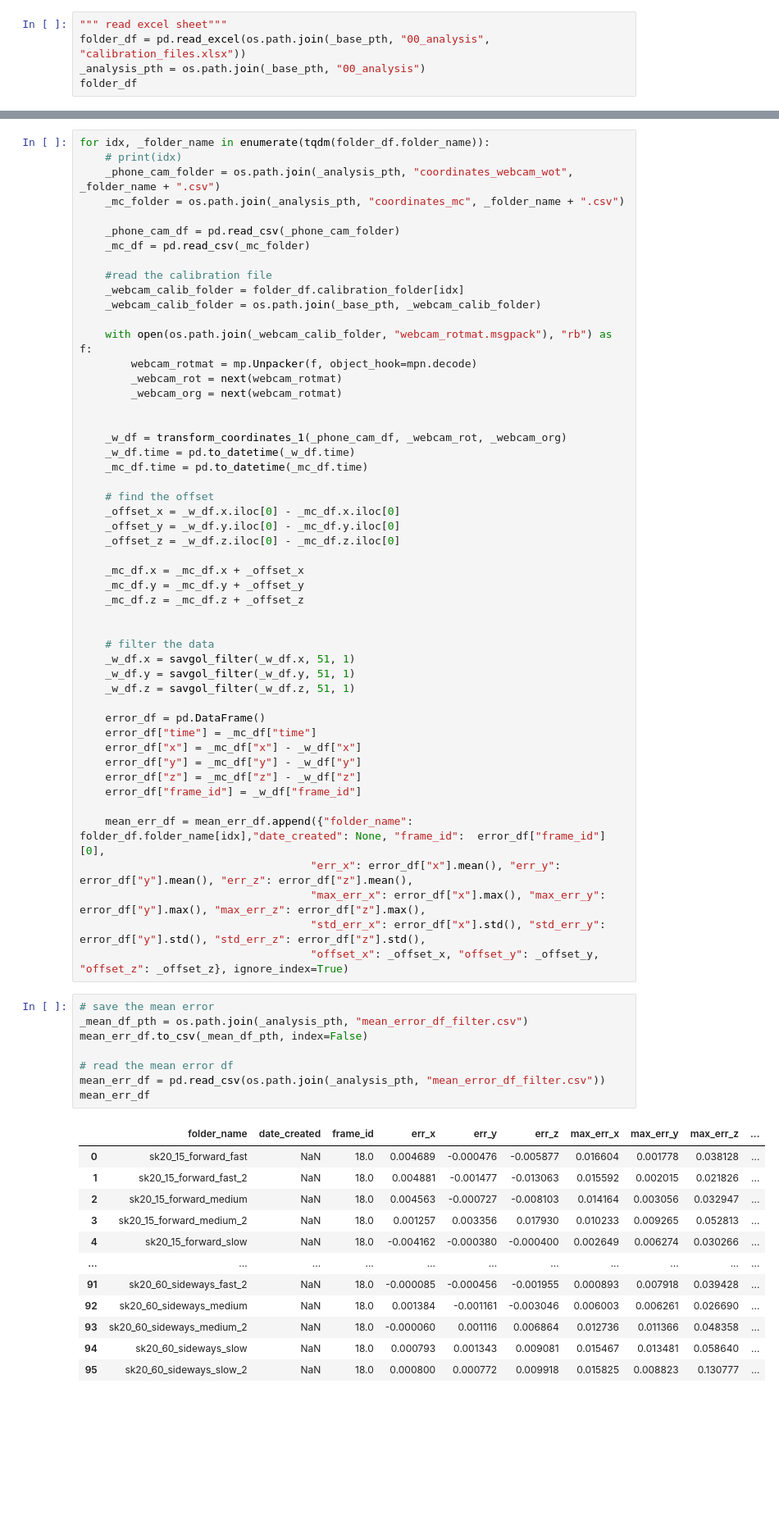
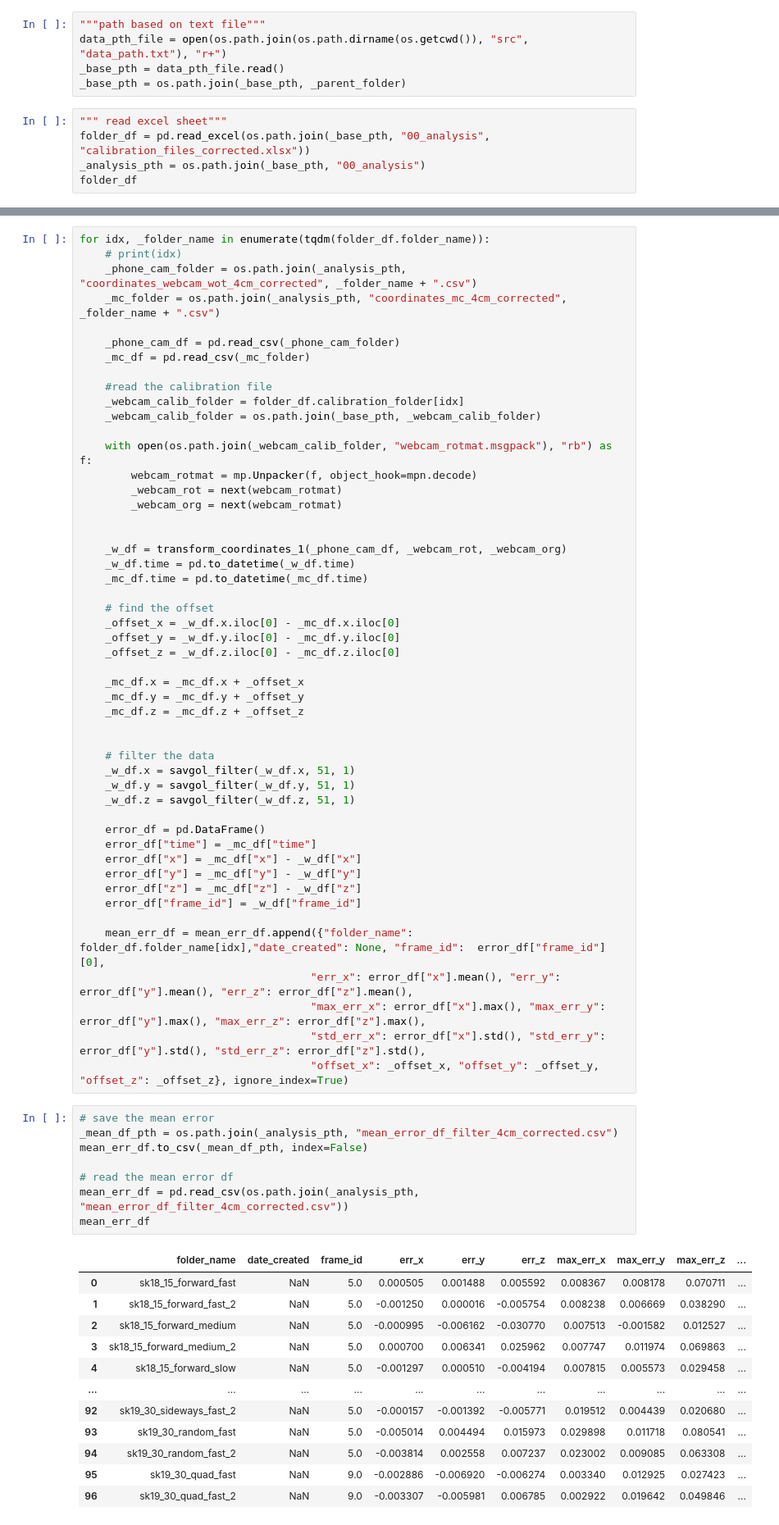
Before and after one commit to SujithChristopher/armbo_preliminary_work, a Jupyter notebook: ipy_notebooks/iter_coordinate_comparision.ipynb, the cells around one changed output, grey strips where cells are left out. Shown at 82% size. Saved outputs shown, nothing was run; the diff lists cells and outputs as text; blank space fills up the shorter version.

```diff
--- a/ipy_notebooks/iter_coordinate_comparision.ipynb
+++ b/ipy_notebooks/iter_coordinate_comparision.ipynb
@@ -30,6 +30,11 @@ _base_pth
+# %%
+"""path based on text file"""
+data_pth_file = open(os.path.join(os.path.dirname(os.getcwd()), "src", "data_path.txt"), "r+")
+_base_pth = data_pth_file.read()
+_base_pth = os.path.join(_base_pth, _parent_folder)
 # %%
 """ read excel sheet"""
-folder_df = pd.read_excel(os.path.join(_base_pth, "00_analysis", "calibration_files.xlsx"))
+folder_df = pd.read_excel(os.path.join(_base_pth, "00_analysis", "calibration_files_corrected.xlsx"))
 _analysis_pth = os.path.join(_base_pth, "00_analysis")
 folder_df
 # %% [output]
@@ -70,8 +75,8 @@ mean_err_df = pd.DataFrame(columns=["folder_name","date_created" ,"frame_id","er
 # %%
 for idx, _folder_name in enumerate(tqdm(folder_df.folder_name)):
     # print(idx)
-    _phone_cam_folder = os.path.join(_analysis_pth, "coordinates_webcam_wot", _folder_name + ".csv")
-    _mc_folder = os.path.join(_analysis_pth, "coordinates_mc", _folder_name + ".csv")
+    _phone_cam_folder = os.path.join(_analysis_pth, "coordinates_webcam_wot_4cm_corrected", _folder_name + ".csv")
+    _mc_folder = os.path.join(_analysis_pth, "coordinates_mc_4cm_corrected", _folder_name + ".csv")
 
     _phone_cam_df = pd.read_csv(_phone_cam_folder)
     _mc_df = pd.read_csv(_mc_folder)
@@ -119,22 +124,22 @@ for idx, _folder_name in enumerate(tqdm(folder_df.folder_name)):
                                     "offset_x": _offset_x, "offset_y": _offset_y, "offset_z": _offset_z}, ignore_index=True)
 # %%
 # save the mean error
-_mean_df_pth = os.path.join(_analysis_pth, "mean_error_df_filter.csv")
+_mean_df_pth = os.path.join(_analysis_pth, "mean_error_df_filter_4cm_corrected.csv")
 mean_err_df.to_csv(_mean_df_pth, index=False)
 
 # read the mean error df
-mean_err_df = pd.read_csv(os.path.join(_analysis_pth, "mean_error_df_filter.csv"))
+mean_err_df = pd.read_csv(os.path.join(_analysis_pth, "mean_error_df_filter_4cm_corrected.csv"))
 mean_err_df
 # %% [output]
 |  | folder_name | date_created | frame_id | err_x | err_y | err_z | max_err_x | max_err_y | max_err_z | ... |
-| 0 | sk20_15_forward_fast | NaN | 18.0 | 0.004689 | -0.000476 | -0.005877 | 0.016604 | 0.001778 | 0.038128 | ... |
-| 1 | sk20_15_forward_fast_2 | NaN | 18.0 | 0.004881 | -0.001477 | -0.013063 | 0.015592 | 0.002015 | 0.021826 | ... |
-| 2 | sk20_15_forward_medium | NaN | 18.0 | 0.004563 | -0.000727 | -0.008103 | 0.014164 | 0.003056 | 0.032947 | ... |
-| 3 | sk20_15_forward_medium_2 | NaN | 18.0 | 0.001257 | 0.003356 | 0.017930 | 0.010233 | 0.009265 | 0.052813 | ... |
-| 4 | sk20_15_forward_slow | NaN | 18.0 | -0.004162 | -0.000380 | -0.000400 | 0.002649 | 0.006274 | 0.030266 | ... |
+| 0 | sk18_15_forward_fast | NaN | 5.0 | 0.000505 | 0.001488 | 0.005592 | 0.008367 | 0.008178 | 0.070711 | ... |
+| 1 | sk18_15_forward_fast_2 | NaN | 5.0 | -0.001250 | 0.000016 | -0.005754 | 0.008238 | 0.006669 | 0.038290 | ... |
+| 2 | sk18_15_forward_medium | NaN | 5.0 | -0.000995 | -0.006162 | -0.030770 | 0.007513 | -0.001582 | 0.012527 | ... |
+| 3 | sk18_15_forward_medium_2 | NaN | 5.0 | 0.000700 | 0.006341 | 0.025962 | 0.007747 | 0.011974 | 0.069863 | ... |
+| 4 | sk18_15_forward_slow | NaN | 5.0 | -0.001297 | 0.000510 | -0.004194 | 0.007815 | 0.005573 | 0.029458 | ... |
 | ... | ... | ... | ... | ... | ... | ... | ... | ... | ... | ... |
-| 91 | sk20_60_sideways_fast_2 | NaN | 18.0 | -0.000085 | -0.000456 | -0.001955 | 0.000893 | 0.007918 | 0.039428 | ... |
-| 92 | sk20_60_sideways_medium | NaN | 18.0 | 0.001384 | -0.001161 | -0.003046 | 0.006003 | 0.006261 | 0.026690 | ... |
-| 93 | sk20_60_sideways_medium_2 | NaN | 18.0 | -0.000060 | 0.001116 | 0.006864 | 0.012736 | 0.011366 | 0.048358 | ... |
-| 94 | sk20_60_sideways_slow | NaN | 18.0 | 0.000793 | 0.001343 | 0.009081 | 0.015467 | 0.013481 | 0.058640 | ... |
-| 95 | sk20_60_sideways_slow_2 | NaN | 18.0 | 0.000800 | 0.000772 | 0.009918 | 0.015825 | 0.008823 | 0.130777 | ... |
+| 92 | sk19_30_sideways_fast_2 | NaN | 5.0 | -0.000157 | -0.001392 | -0.005771 | 0.019512 | 0.004439 | 0.020680 | ... |
+| 93 | sk19_30_random_fast | NaN | 5.0 | -0.005014 | 0.004494 | 0.015973 | 0.029898 | 0.011718 | 0.080541 | ... |
+| 94 | sk19_30_random_fast_2 | NaN | 5.0 | -0.003814 | 0.002558 | 0.007237 | 0.023002 | 0.009085 | 0.063308 | ... |
+| 95 | sk19_30_quad_fast | NaN | 9.0 | -0.002886 | -0.006920 | -0.006274 | 0.003340 | 0.012925 | 0.027423 | ... |
+| 96 | sk19_30_quad_fast_2 | NaN | 9.0 | -0.003307 | -0.005981 | 0.006785 | 0.002922 | 0.019642 | 0.049846 | ... |
```
Also changed, not shown: parts of 4 cells of this notebook.
